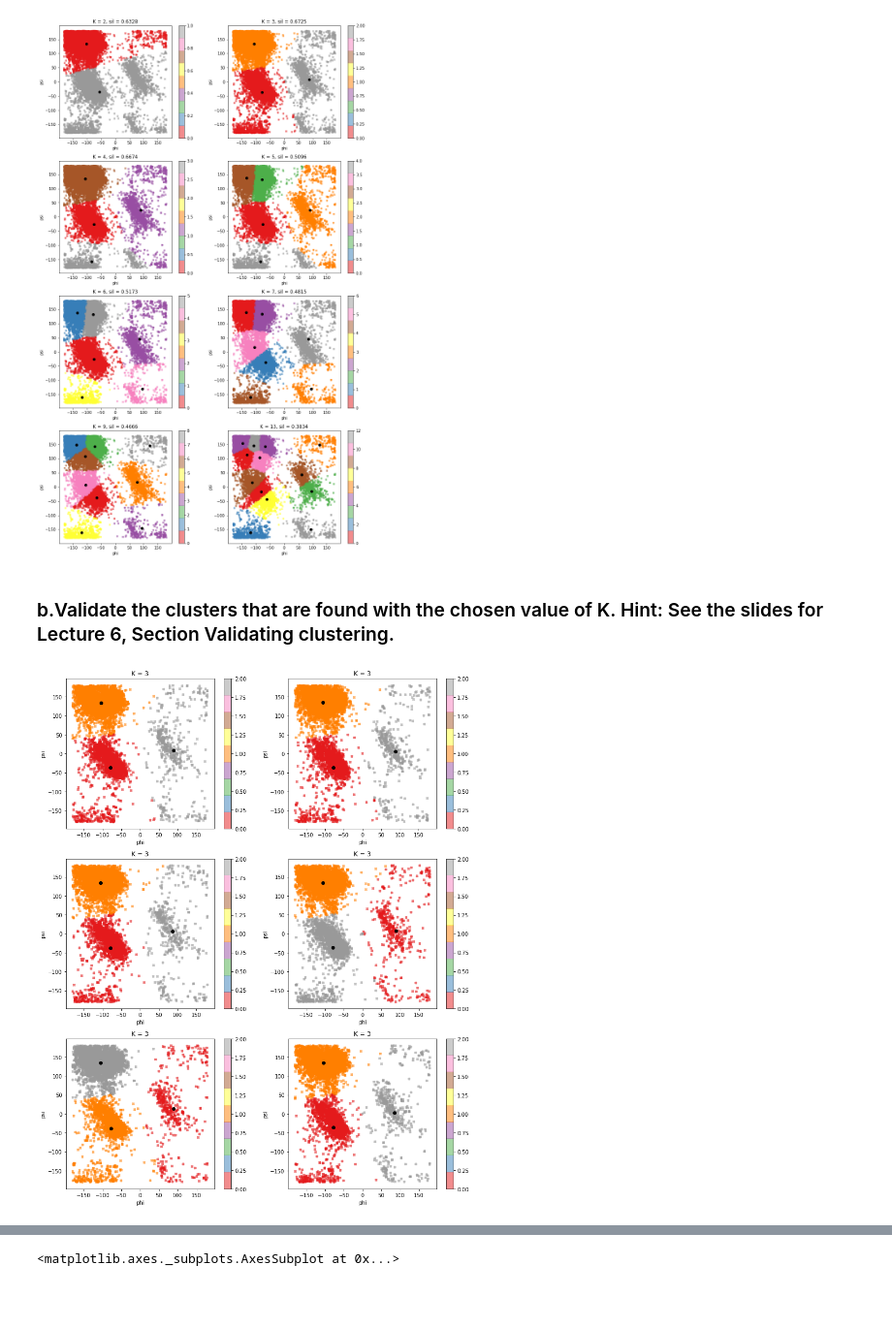
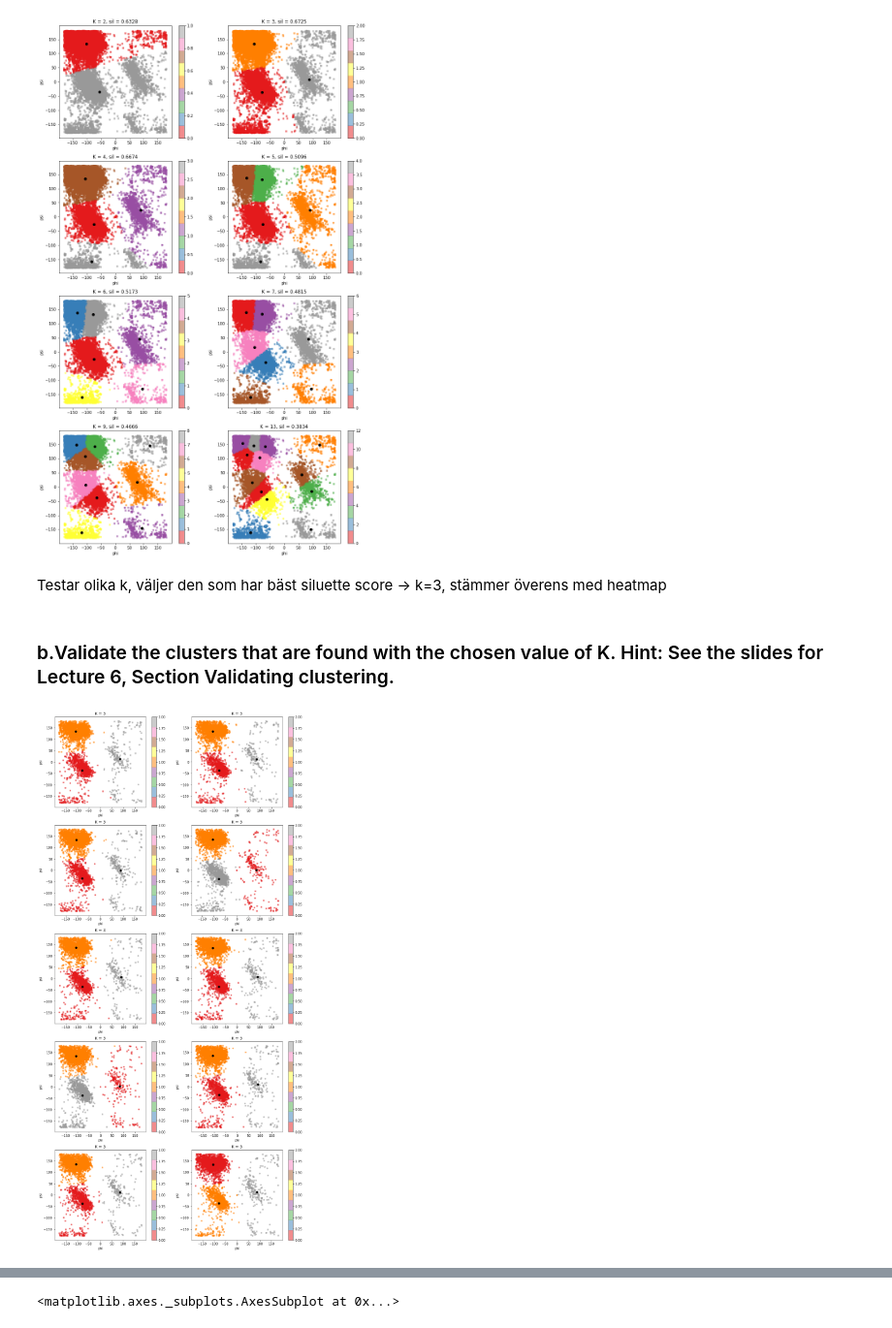
Before and after one commit to jerge/DAT405-DSC, a Jupyter notebook: Lab 3/Lab3.ipynb, the cells around one changed output, grey strips where cells are left out. Shown at 97% size. Drawn from its saved outputs; the diff is of its cells as text; code cells hidden in the pictures; blank space fills up the shorter version.

Commit message:
Plots almost done

```diff
--- a/Lab 3/Lab3.ipynb
+++ b/Lab 3/Lab3.ipynb
@@ -80,28 +68,29 @@ for i,k in enumerate(ks):
     axs[i].scatter(x=clusters[:,0], y=clusters[:,1], c="Black")
 # %% [output]
 [figure]
+# %% [markdown]
+Testar olika k, väljer den som har bäst siluette score -> k=3, stämmer överens med heatmap
 # %% [markdown]
 
 ### b.Validate the clusters that are found with the chosen value of K. Hint: See the slides for Lecture 6, Section Validating clustering.
 # %%
 k = 3
-iterations = 6
+iterations = 10
 
 plt.rcParams['figure.figsize'] = [2*7, int(iterations/2)*6]
 fig,axs = plt.subplots(int(iterations/2),2)
 axs = axs.flatten()
 
-
 for i in range(iterations):
-  sample = data.sample(frac=1/4)
+  sample = data.sample(frac=1/8)
   sampleNumbers = sample[['phi','psi']].copy()
 
   kmeans = KMeans(n_clusters=k).fit(sampleNumbers)
   clusters = kmeans.cluster_centers_
   axs[i].set_title(f"K = {k}")
 
   sample.plot.scatter(x="phi", y="psi", alpha = 0.5, ax=axs[i], c=kmeans.labels_, cmap="Set1", marker='X')
   axs[i].scatter(x=clusters[:,0], y=clusters[:,1], c="Black")
 plt.show()
 # %% [output]
-[figure, old version]
+[figure, new version]
```
Also changed, not shown: parts of 7 cells of this notebook.
